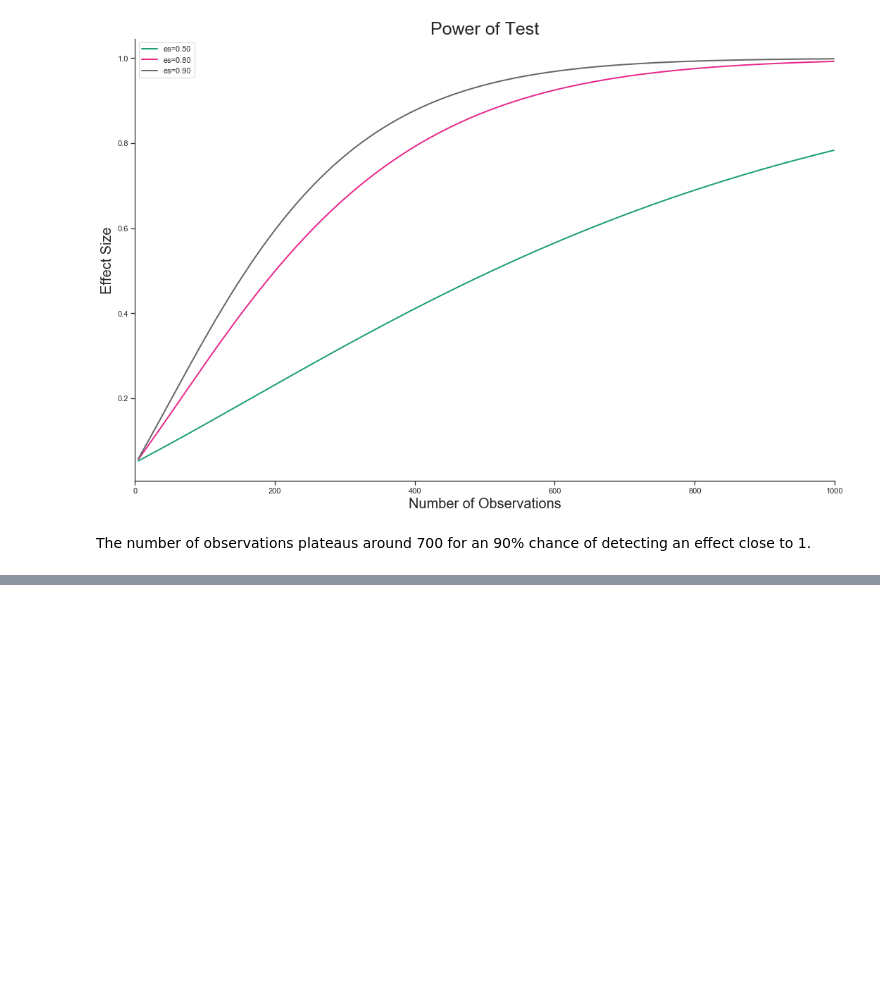
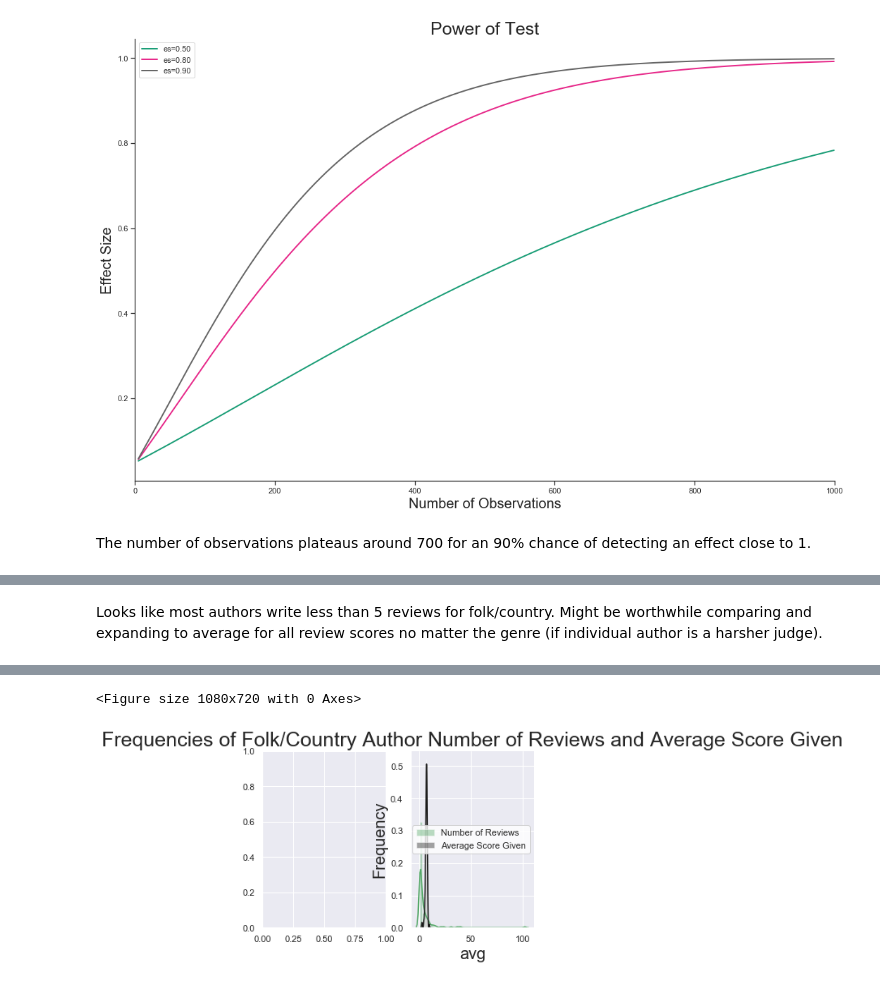
Before and after one commit to tsgreenwood-flatiron-data-science/mod2_final_project, a Jupyter notebook: .ipynb, the cells around one changed output, grey strips where cells are left out. Drawn from its saved outputs; the diff is of its cells as text; code cells hidden in the pictures; blank space fills up the shorter version.

```diff
--- a/explore_question2.ipynb
+++ b/.ipynb
@@ -232,0 +245,9 @@ The number of observations plateaus around 700 for an 90% chance of detecting an
+# %%
+query_unique_authors = """ SELECT reviews.author
+, COUNT(reviews.author)
+, AVG(reviews.score)
+FROM genres
+LEFT JOIN reviews on genres.reviewid = reviews.reviewid
+WHERE genres = 'folk/country'
+GROUP BY author
+ORDER BY COUNT(author) DESC;"""
@@ -232,0 +256,2 @@ The number of observations plateaus around 700 for an 90% chance of detecting an
+# %%
+author_df = pd.read_sql_query(query_unique_authors, conn)
@@ -232,0 +279,19 @@ The number of observations plateaus around 700 for an 90% chance of detecting an
+# %% [markdown]
+Looks like most authors write less than 5 reviews for folk/country. Might be worthwhile comparing and expanding to average for all review scores no matter the genre (if individual author is a harsher judge).
+# %%
+sns.set()
+plt.figure(figsize=(15,10))
+plt.subplots(1, 2)
+sns.set_style("white", {"xtick.bottom":True, "ytick.left":True})
+plt.xlabel('Score', fontsize='20')
+plt.ylabel('Frequency', fontsize='20')
+plt.title('Frequencies of Folk/Country Author Number of Reviews and Average Score Given', fontsize='25')
+ax1 = fig.add_subplot(1, 1, 1)
+ax1 = sns.distplot(author_df['count'], color='g', label='Number of Reviews')
+ax2 = fig.add_subplot(1, 2, 2)
+ax2 = sns.distplot(author_df['avg'], color='k', label='Average Score Given')
+sns.despine()
+plt.tight_layout()
+plt.legend()
+plt.show();
+# %% [output]
@@ -232,0 +300,2 @@ The number of observations plateaus around 700 for an 90% chance of detecting an
+<Figure size 1080x720 with 0 Axes>
+[figure, added]
```
Also changed, not shown: parts of 15 cells of this notebook, 4 other files.
